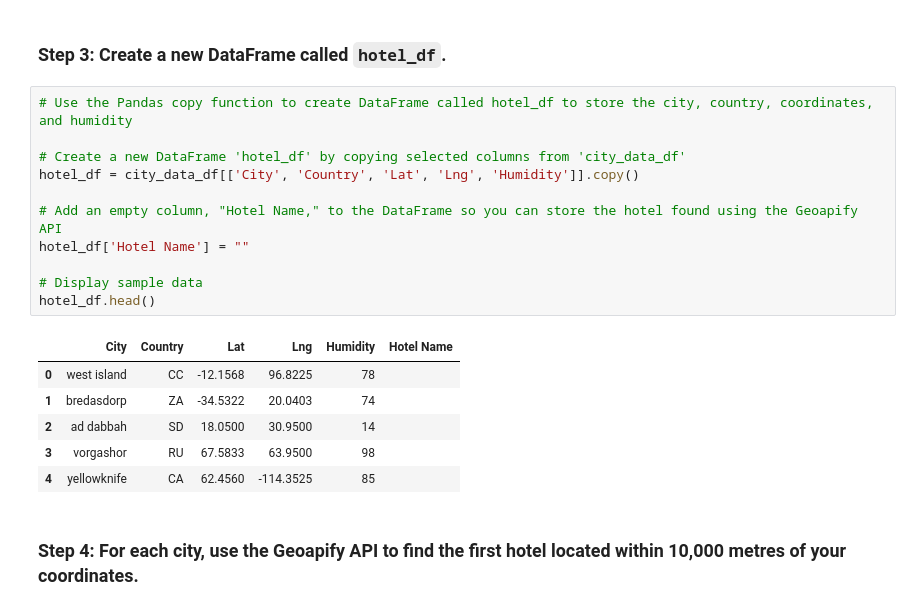
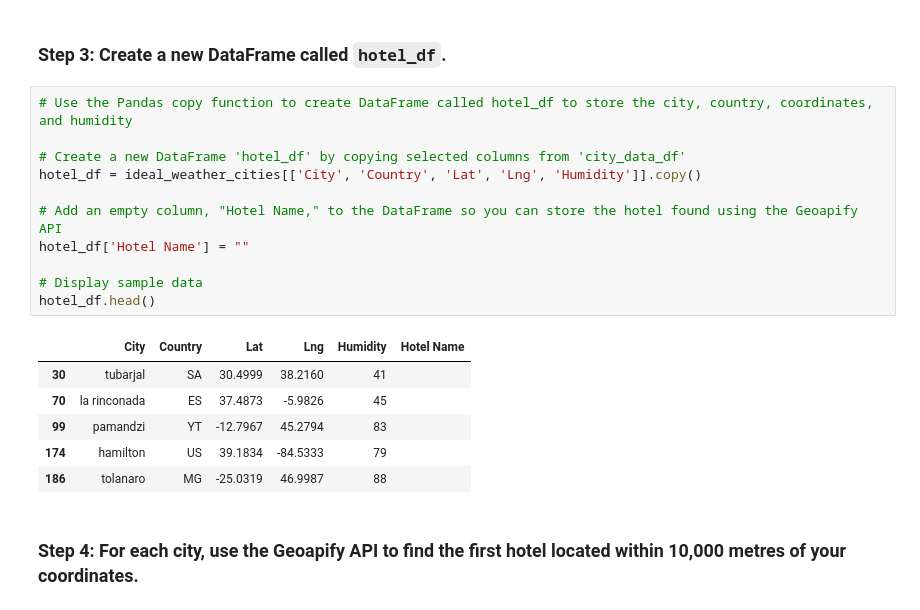
Before and after one commit to mairasyed/Python_API_Challenge, a Jupyter notebook: VacationPy.ipynb, the cells around one changed output. Cells and saved outputs as stored; diff of their text form.

Commit message:
Change in the dataframe in ideal_weather_cities

```diff
--- a/VacationPy.ipynb
+++ b/VacationPy.ipynb
@@ -93,21 +93,21 @@ ideal_weather_cities
 # %%
 # Use the Pandas copy function to create DataFrame called hotel_df to store the city, country, coordinates, and humidity
 
 # Create a new DataFrame 'hotel_df' by copying selected columns from 'city_data_df'
-hotel_df = city_data_df[['City', 'Country', 'Lat', 'Lng', 'Humidity']].copy()
+hotel_df = ideal_weather_cities[['City', 'Country', 'Lat', 'Lng', 'Humidity']].copy()
 
 # Add an empty column, "Hotel Name," to the DataFrame so you can store the hotel found using the Geoapify API
 hotel_df['Hotel Name'] = ""
 
 # Display sample data
 hotel_df.head()
 # %% [output]
 |  | City | Country | Lat | Lng | Humidity | Hotel Name |
-| 0 | west island | CC | -12.1568 | 96.8225 | 78 |  |
-| 1 | bredasdorp | ZA | -34.5322 | 20.0403 | 74 |  |
-| 2 | ad dabbah | SD | 18.0500 | 30.9500 | 14 |  |
-| 3 | vorgashor | RU | 67.5833 | 63.9500 | 98 |  |
-| 4 | yellowknife | CA | 62.4560 | -114.3525 | 85 |  |
+| 30 | tubarjal | SA | 30.4999 | 38.2160 | 41 |  |
+| 70 | la rinconada | ES | 37.4873 | -5.9826 | 45 |  |
+| 99 | pamandzi | YT | -12.7967 | 45.2794 | 83 |  |
+| 174 | hamilton | US | 39.1834 | -84.5333 | 79 |  |
+| 186 | tolanaro | MG | -25.0319 | 46.9987 | 88 |  |
 # %% [markdown]
 ### Step 4: For each city, use the Geoapify API to find the first hotel located within 10,000 metres of your coordinates.
 # %%
```
Also changed, not shown: parts of 4 cells of this notebook, 1 other file.
